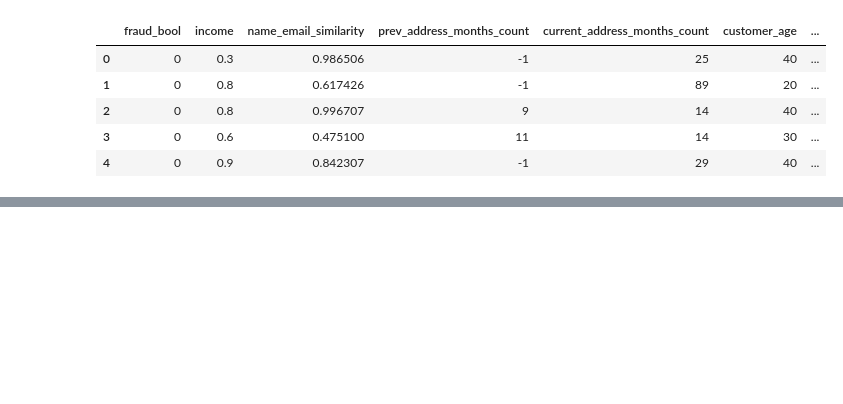
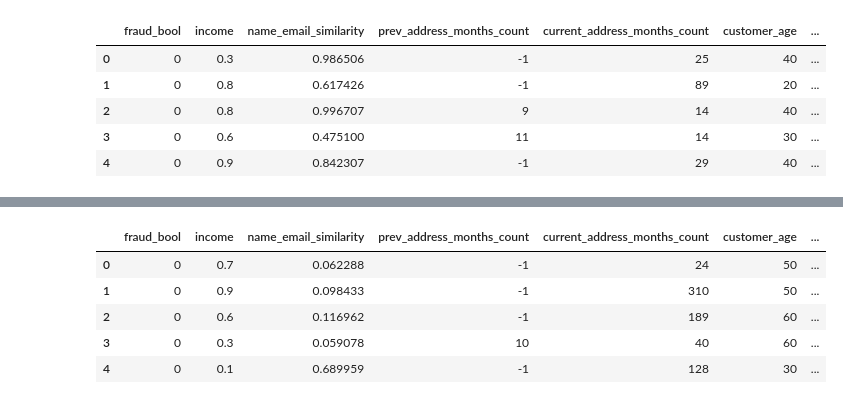
Before and after one commit to jonnywong288/bank-account-fraud, a Jupyter notebook: data_exploration.ipynb, the cells around one changed output, grey strips where cells are left out. Drawn from its saved outputs; the diff is of its cells as text; code cells hidden in the pictures; blank space fills up the shorter version.

```diff
--- a/data_exploration.ipynb
+++ b/data_exploration.ipynb
@@ -15,0 +30,9 @@ df_base.head()
+# %%
+df_v2.head()
+# %% [output]
+|  | fraud_bool | income | name_email_similarity | prev_address_months_count | current_address_months_count | customer_age | ... |
+| 0 | 0 | 0.7 | 0.062288 | -1 | 24 | 50 | ... |
+| 1 | 0 | 0.9 | 0.098433 | -1 | 310 | 50 | ... |
+| 2 | 0 | 0.6 | 0.116962 | -1 | 189 | 60 | ... |
+| 3 | 0 | 0.3 | 0.059078 | 10 | 40 | 60 | ... |
+| 4 | 0 | 0.1 | 0.689959 | -1 | 128 | 30 | ... |
```
Also changed, not shown: parts of 6 cells of this notebook.
